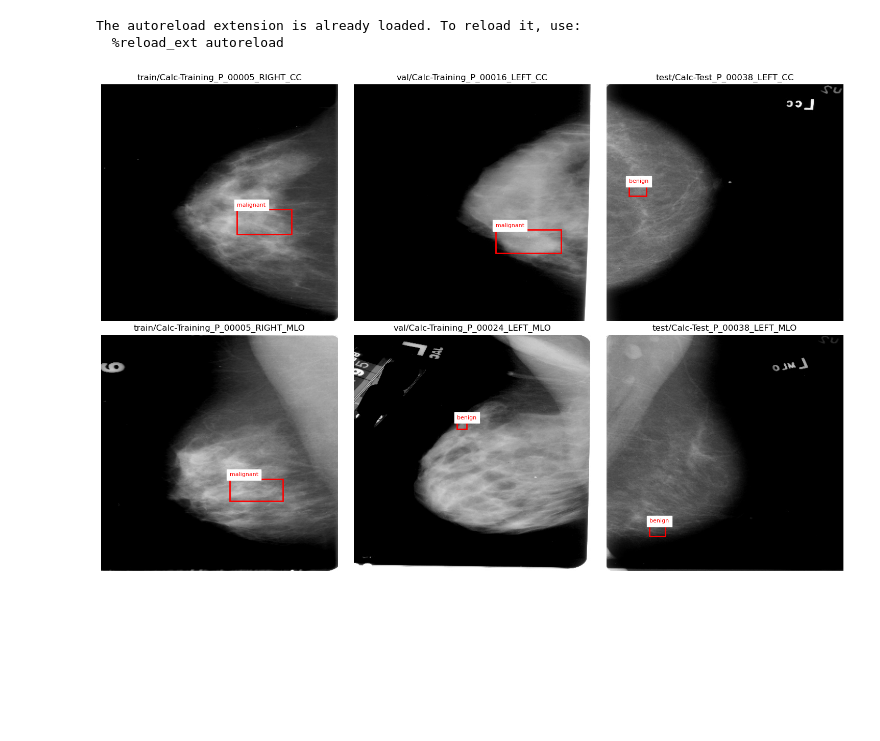
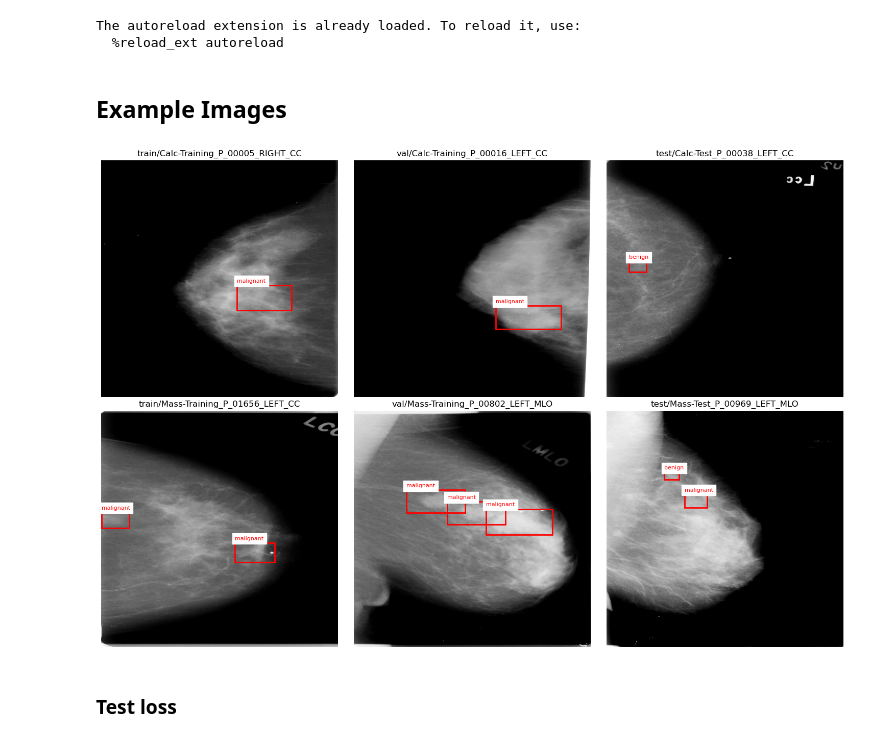
Before and after one commit to Cr3sp1/MammoYOLO, a Jupyter notebook: Results.ipynb, the cells around one changed output. Drawn from its saved outputs; the diff is of its cells as text; code cells hidden in the pictures; blank space fills up the shorter version.

```diff
--- a/Results.ipynb
+++ b/Results.ipynb
@@ -7,11 +11,15 @@ import utils
 # %% [output]
 The autoreload extension is already loaded. To reload it, use:
   %reload_ext autoreload
+# %% [markdown]
+## Example Images
 # %%
 img_dir="data/images"
 label_dir="data/labels"
 img_id = ["train/Calc-Training_P_00005_RIGHT_CC", "val/Calc-Training_P_00016_LEFT_CC", "test/Calc-Test_P_00038_LEFT_CC",
-          "train/Calc-Training_P_00005_RIGHT_MLO", "val/Calc-Training_P_00024_LEFT_MLO", "test/Calc-Test_P_00038_LEFT_MLO" ]
+          "train/Mass-Training_P_01656_LEFT_CC", "val/Mass-Training_P_00802_LEFT_MLO", "test/Mass-Test_P_00969_LEFT_MLO" ]
 utils.show_batch(img_id, img_dir, label_dir)
 # %% [output]
-[figure, old version]
+[figure, new version]
+# %% [markdown]
+### Test loss
```
Also changed, not shown: parts of 5 cells of this notebook, 3 other files.
